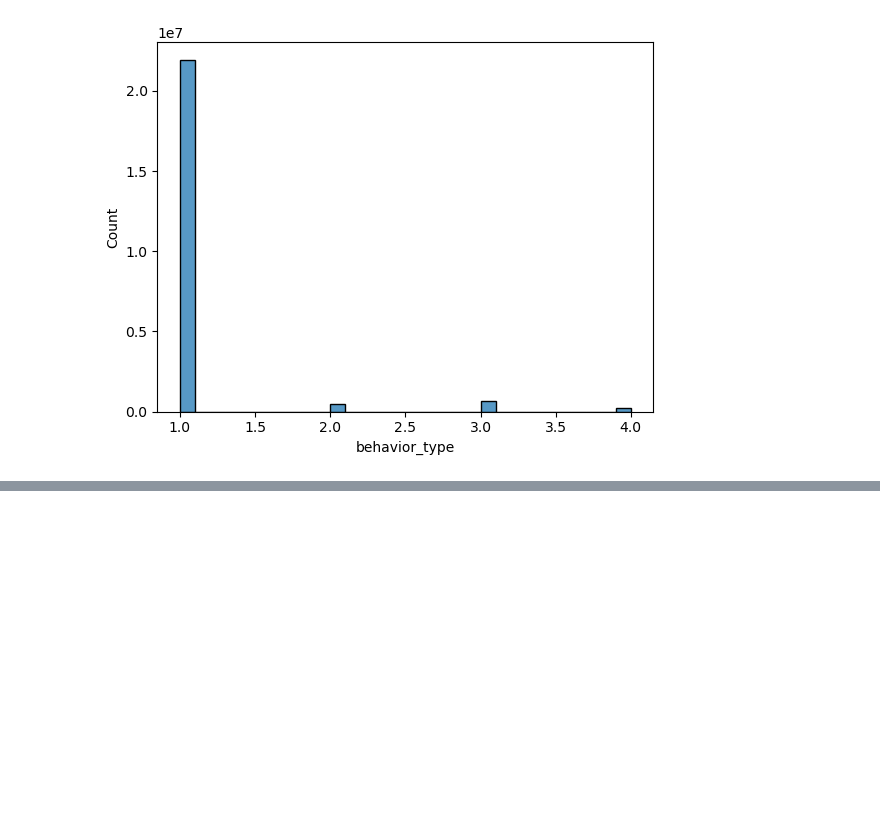
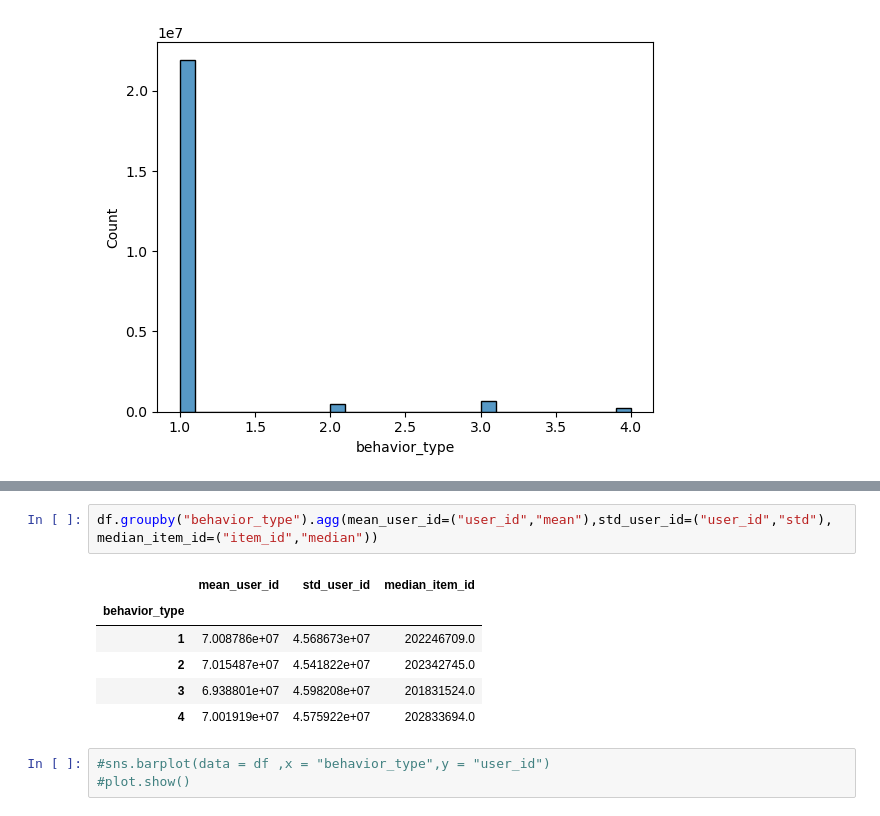
Before and after one commit to moran-mr/DataWizard, a Jupyter notebook: Exploratory Data Enlysis .ipynb, the cells around one changed output, grey strips where cells are left out. Cells and saved outputs as stored; diff of their text form; blank space fills up the shorter version.

```diff
--- a/Exploratory Data Enlysis .ipynb
+++ b/Exploratory Data Enlysis .ipynb
@@ -65,0 +124,13 @@ plot.show()
+# %%
+df.groupby("behavior_type").agg(mean_user_id=("user_id","mean"),std_user_id=("user_id","std"),
+median_item_id=("item_id","median"))
+# %% [output]
+|  | mean_user_id | std_user_id | median_item_id |
+| behavior_type |  |  |  |
+| 1 | 7.008786e+07 | 4.568673e+07 | 202246709.0 |
+| 2 | 7.015487e+07 | 4.541822e+07 | 202342745.0 |
+| 3 | 6.938801e+07 | 4.598208e+07 | 201831524.0 |
+| 4 | 7.001919e+07 | 4.575922e+07 | 202833694.0 |
+# %%
+#sns.barplot(data = df ,x = "behavior_type",y = "user_id")
+#plot.show()
```
Also changed, not shown: parts of 8 cells of this notebook.
